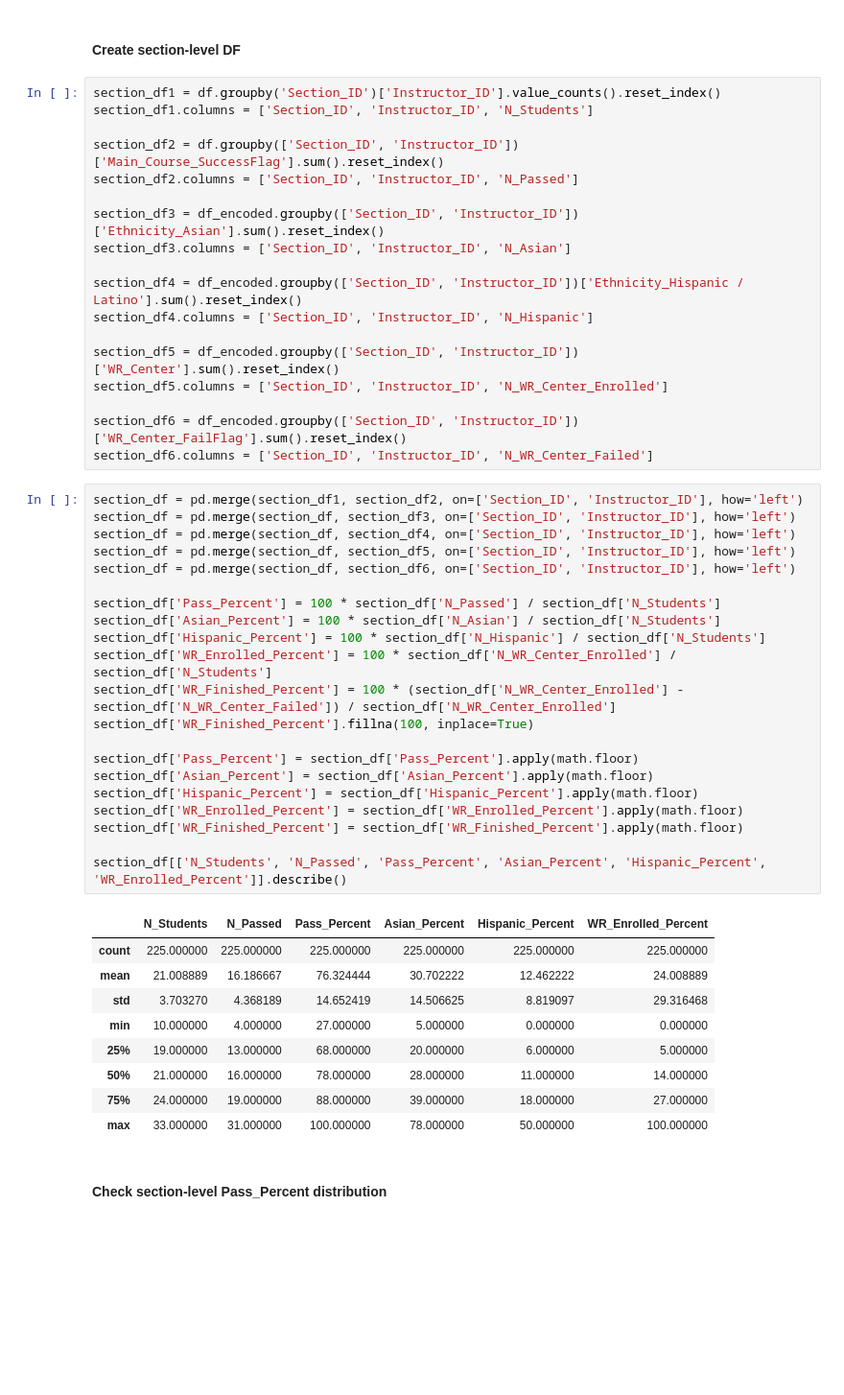
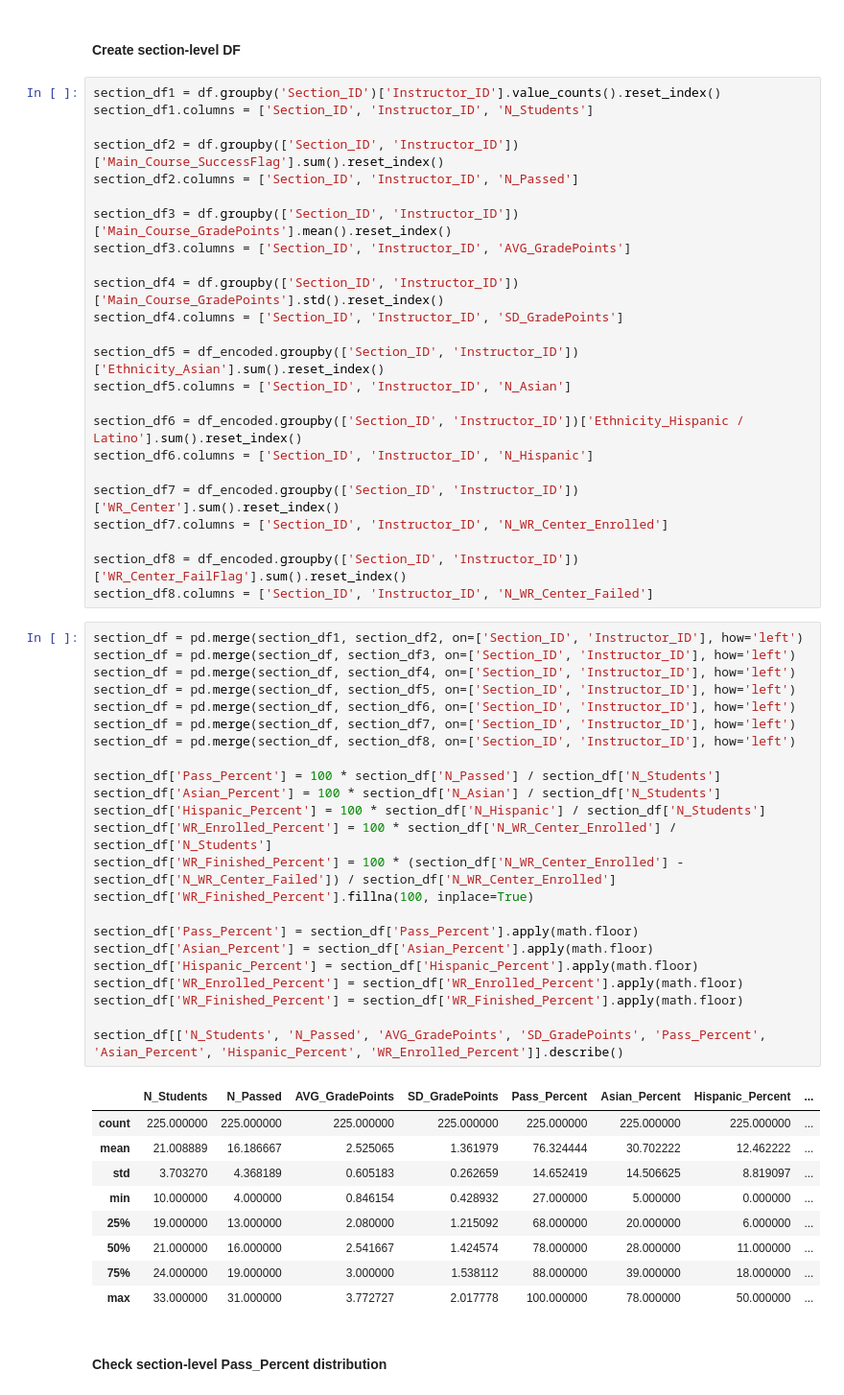
Before and after one commit to affo98/AppliedStatistics, a Jupyter notebook: EDA.ipynb, the cells around one changed output. Shown at 96% size. Saved outputs shown, nothing was run; the diff lists cells and outputs as text; blank space fills up the shorter version.

```diff
--- a/EDA.ipynb
+++ b/EDA.ipynb
@@ -300,48 +300,56 @@ section_df1.columns = ['Section_ID', 'Instructor_ID', 'N_Students']
 section_df2 = df.groupby(['Section_ID', 'Instructor_ID'])['Main_Course_SuccessFlag'].sum().reset_index()
 section_df2.columns = ['Section_ID', 'Instructor_ID', 'N_Passed']
 
-section_df3 = df_encoded.groupby(['Section_ID', 'Instructor_ID'])['Ethnicity_Asian'].sum().reset_index()
-section_df3.columns = ['Section_ID', 'Instructor_ID', 'N_Asian']
+section_df3 = df.groupby(['Section_ID', 'Instructor_ID'])['Main_Course_GradePoints'].mean().reset_index()
+section_df3.columns = ['Section_ID', 'Instructor_ID', 'AVG_GradePoints']
 
-section_df4 = df_encoded.groupby(['Section_ID', 'Instructor_ID'])['Ethnicity_Hispanic / Latino'].sum().reset_index()
-section_df4.columns = ['Section_ID', 'Instructor_ID', 'N_Hispanic']
+section_df4 = df.groupby(['Section_ID', 'Instructor_ID'])['Main_Course_GradePoints'].std().reset_index()
+section_df4.columns = ['Section_ID', 'Instructor_ID', 'SD_GradePoints']
 
-section_df5 = df_encoded.groupby(['Section_ID', 'Instructor_ID'])['WR_Center'].sum().reset_index()
-section_df5.columns = ['Section_ID', 'Instructor_ID', 'N_WR_Center_Enrolled']
+section_df5 = df_encoded.groupby(['Section_ID', 'Instructor_ID'])['Ethnicity_Asian'].sum().reset_index()
+section_df5.columns = ['Section_ID', 'Instructor_ID', 'N_Asian']
 
-section_df6 = df_encoded.groupby(['Section_ID', 'Instructor_ID'])['WR_Center_FailFlag'].sum().reset_index()
-section_df6.columns = ['Section_ID', 'Instructor_ID', 'N_WR_Center_Failed']
+section_df6 = df_encoded.groupby(['Section_ID', 'Instructor_ID'])['Ethnicity_Hispanic / Latino'].sum().reset_index()
+section_df6.columns = ['Section_ID', 'Instructor_ID', 'N_Hispanic']
+
+section_df7 = df_encoded.groupby(['Section_ID', 'Instructor_ID'])['WR_Center'].sum().reset_index()
+section_df7.columns = ['Section_ID', 'Instructor_ID', 'N_WR_Center_Enrolled']
+
+section_df8 = df_encoded.groupby(['Section_ID', 'Instructor_ID'])['WR_Center_FailFlag'].sum().reset_index()
+section_df8.columns = ['Section_ID', 'Instructor_ID', 'N_WR_Center_Failed']
 # %%
 section_df = pd.merge(section_df1, section_df2, on=['Section_ID', 'Instructor_ID'], how='left')
 section_df = pd.merge(section_df, section_df3, on=['Section_ID', 'Instructor_ID'], how='left')
 section_df = pd.merge(section_df, section_df4, on=['Section_ID', 'Instructor_ID'], how='left')
 section_df = pd.merge(section_df, section_df5, on=['Section_ID', 'Instructor_ID'], how='left')
 section_df = pd.merge(section_df, section_df6, on=['Section_ID', 'Instructor_ID'], how='left')
+section_df = pd.merge(section_df, section_df7, on=['Section_ID', 'Instructor_ID'], how='left')
+section_df = pd.merge(section_df, section_df8, on=['Section_ID', 'Instructor_ID'], how='left')
 
 section_df['Pass_Percent'] = 100 * section_df['N_Passed'] / section_df['N_Students']
 section_df['Asian_Percent'] = 100 * section_df['N_Asian'] / section_df['N_Students']
 section_df['Hispanic_Percent'] = 100 * section_df['N_Hispanic'] / section_df['N_Students']
 section_df['WR_Enrolled_Percent'] = 100 * section_df['N_WR_Center_Enrolled'] / section_df['N_Students']
 section_df['WR_Finished_Percent'] = 100 * (section_df['N_WR_Center_Enrolled'] - section_df['N_WR_Center_Failed']) / section_df['N_WR_Center_Enrolled']
 section_df['WR_Finished_Percent'].fillna(100, inplace=True)
 
 section_df['Pass_Percent'] = section_df['Pass_Percent'].apply(math.floor)
 section_df['Asian_Percent'] = section_df['Asian_Percent'].apply(math.floor)
 section_df['Hispanic_Percent'] = section_df['Hispanic_Percent'].apply(math.floor)
 section_df['WR_Enrolled_Percent'] = section_df['WR_Enrolled_Percent'].apply(math.floor)
 section_df['WR_Finished_Percent'] = section_df['WR_Finished_Percent'].apply(math.floor)
 
-section_df[['N_Students', 'N_Passed', 'Pass_Percent', 'Asian_Percent', 'Hispanic_Percent', 'WR_Enrolled_Percent']].describe()
+section_df[['N_Students', 'N_Passed', 'AVG_GradePoints', 'SD_GradePoints', 'Pass_Percent', 'Asian_Percent', 'Hispanic_Percent', 'WR_Enrolled_Percent']].describe()
 # %% [output]
-|  | N_Students | N_Passed | Pass_Percent | Asian_Percent | Hispanic_Percent | WR_Enrolled_Percent |
-| count | 225.000000 | 225.000000 | 225.000000 | 225.000000 | 225.000000 | 225.000000 |
-| mean | 21.008889 | 16.186667 | 76.324444 | 30.702222 | 12.462222 | 24.008889 |
-| std | 3.703270 | 4.368189 | 14.652419 | 14.506625 | 8.819097 | 29.316468 |
-| min | 10.000000 | 4.000000 | 27.000000 | 5.000000 | 0.000000 | 0.000000 |
-| 25% | 19.000000 | 13.000000 | 68.000000 | 20.000000 | 6.000000 | 5.000000 |
-| 50% | 21.000000 | 16.000000 | 78.000000 | 28.000000 | 11.000000 | 14.000000 |
-| 75% | 24.000000 | 19.000000 | 88.000000 | 39.000000 | 18.000000 | 27.000000 |
-| max | 33.000000 | 31.000000 | 100.000000 | 78.000000 | 50.000000 | 100.000000 |
+|  | N_Students | N_Passed | AVG_GradePoints | SD_GradePoints | Pass_Percent | Asian_Percent | Hispanic_Percent | ... |
+| count | 225.000000 | 225.000000 | 225.000000 | 225.000000 | 225.000000 | 225.000000 | 225.000000 | ... |
+| mean | 21.008889 | 16.186667 | 2.525065 | 1.361979 | 76.324444 | 30.702222 | 12.462222 | ... |
+| std | 3.703270 | 4.368189 | 0.605183 | 0.262659 | 14.652419 | 14.506625 | 8.819097 | ... |
+| min | 10.000000 | 4.000000 | 0.846154 | 0.428932 | 27.000000 | 5.000000 | 0.000000 | ... |
+| 25% | 19.000000 | 13.000000 | 2.080000 | 1.215092 | 68.000000 | 20.000000 | 6.000000 | ... |
+| 50% | 21.000000 | 16.000000 | 2.541667 | 1.424574 | 78.000000 | 28.000000 | 11.000000 | ... |
+| 75% | 24.000000 | 19.000000 | 3.000000 | 1.538112 | 88.000000 | 39.000000 | 18.000000 | ... |
+| max | 33.000000 | 31.000000 | 3.772727 | 2.017778 | 100.000000 | 78.000000 | 50.000000 | ... |
 # %% [markdown]
 #### Check section-level Pass_Percent distribution
 # %%
```
Also changed, not shown: parts of 11 cells of this notebook.
